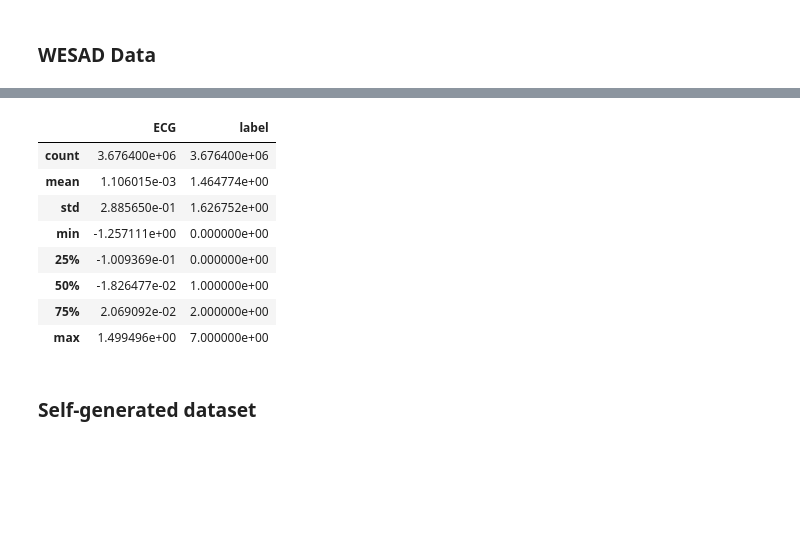
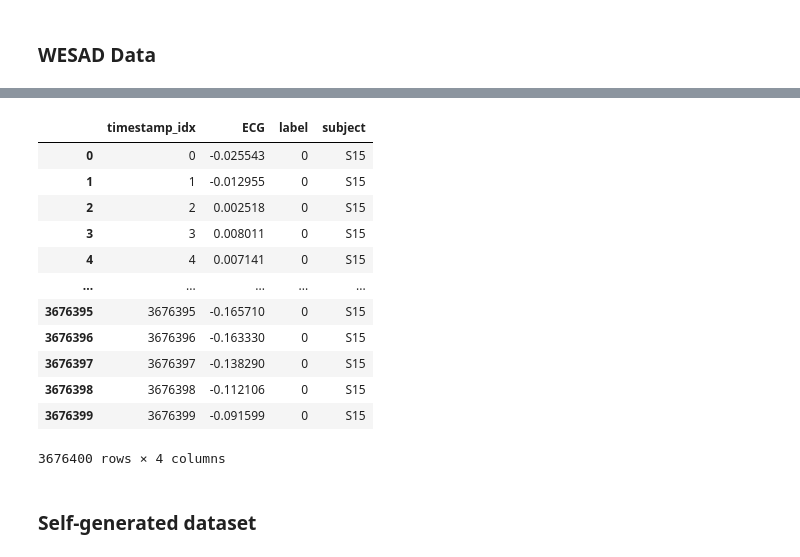
Before and after one commit to nina-prog/sem-biosignals-ecg-feature-processing-api, a Jupyter notebook: notebooks/Data_Analysis.ipynb, the cells around one changed output, grey strips where cells are left out. Drawn from its saved outputs; the diff is of its cells as text; code cells hidden in the pictures; blank space fills up the shorter version.

```diff
--- a/notebooks/Data_Analysis.ipynb
+++ b/notebooks/Data_Analysis.ipynb
@@ -23,5 +34,7 @@ def dict_to_dataframe_WESAD(dict):
     df["label"] = dict["label"].flatten()
     df["subject"] = dict["subject"]
 
+    df.reset_index(names="timestamp_idx", inplace=True)
+
     return df
 # %%
@@ -61,15 +73,19 @@ Wall time: 9.56 s
 # %%
-df.describe()
+df
 # %% [output]
-|  | ECG | label |
-| count | 3.676400e+06 | 3.676400e+06 |
-| mean | 1.106015e-03 | 1.464774e+00 |
-| std | 2.885650e-01 | 1.626752e+00 |
-| min | -1.257111e+00 | 0.000000e+00 |
-| 25% | -1.009369e-01 | 0.000000e+00 |
-| 50% | -1.826477e-02 | 1.000000e+00 |
-| 75% | 2.069092e-02 | 2.000000e+00 |
-| max | 1.499496e+00 | 7.000000e+00 |
+|  | timestamp_idx | ECG | label | subject |
+| 0 | 0 | -0.025543 | 0 | S15 |
+| 1 | 1 | -0.012955 | 0 | S15 |
+| 2 | 2 | 0.002518 | 0 | S15 |
+| 3 | 3 | 0.008011 | 0 | S15 |
+| 4 | 4 | 0.007141 | 0 | S15 |
+| ... | ... | ... | ... | ... |
+| 3676395 | 3676395 | -0.165710 | 0 | S15 |
+| 3676396 | 3676396 | -0.163330 | 0 | S15 |
+| 3676397 | 3676397 | -0.138290 | 0 | S15 |
+| 3676398 | 3676398 | -0.112106 | 0 | S15 |
+| 3676399 | 3676399 | -0.091599 | 0 | S15 |
+3676400 rows × 4 columns
 # %% [markdown]
 ### Self-generated dataset
 # %% [markdown]
```
Also changed, not shown: parts of 14 cells of this notebook, 2 other files.
